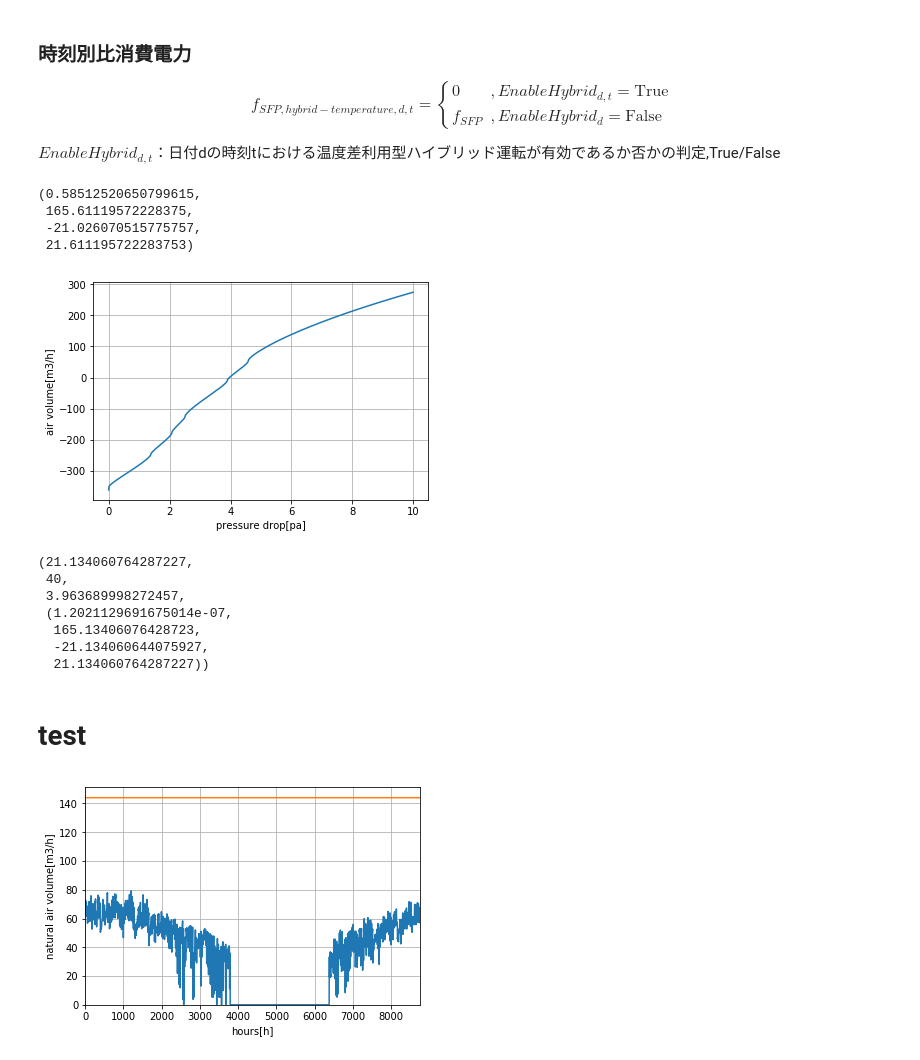
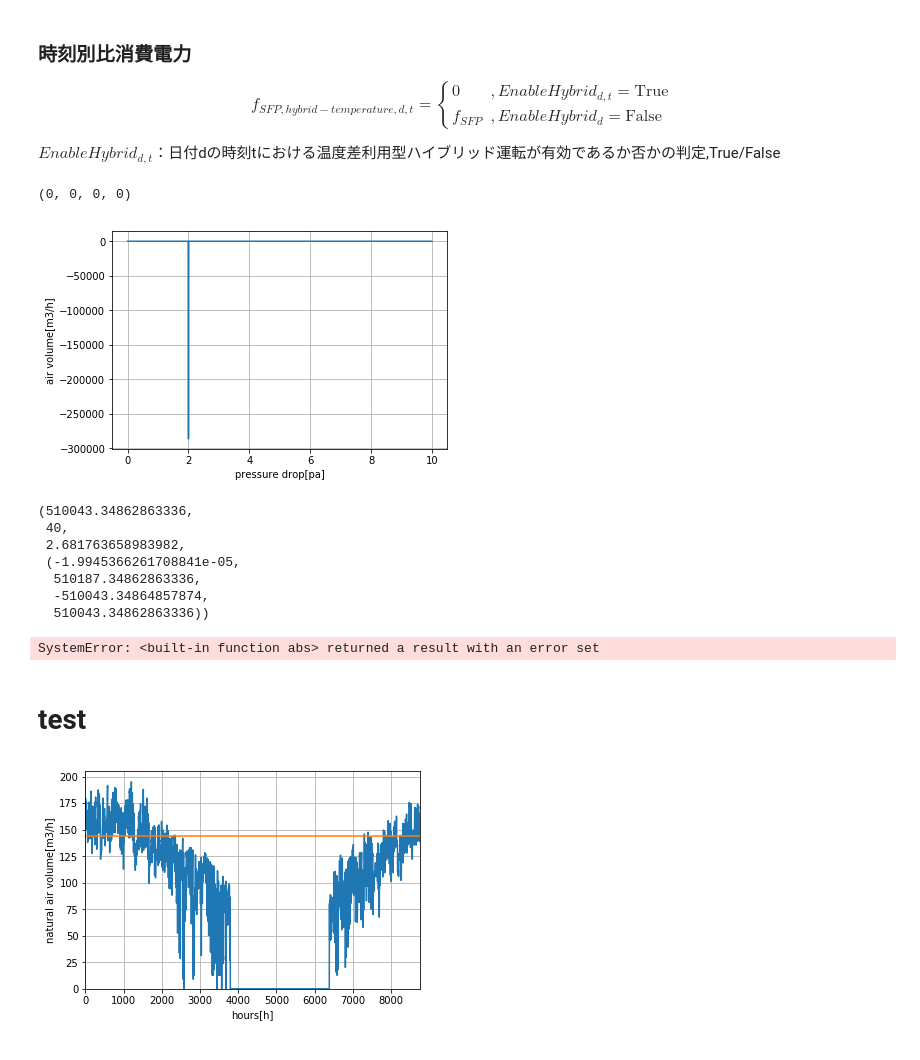
Before and after one commit to jjj-design/jjj_logic, a Jupyter notebook: jiritsu_ventilation.ipynb, the cells around one changed output. Saved outputs shown, nothing was run; the diff lists cells and outputs as text; code cells hidden in the pictures.

```diff
--- a/jiritsu_ventilation.ipynb
+++ b/jiritsu_ventilation.ipynb
@@ -657,10 +807,13 @@ def get_natural_ventilation_volume(val_min, val_max, tolerance, maximum_iteratio
 # %%
-def f(stories, \
-      pressure_difference, \
+def f(pressure_difference, \
+      stories, \
       room_air_temperature, \
       outside_air_temperature, \
       c_value, total_floor_area, \
-      ventilation_type):
+      ventilation_type, \
+      use_chimney, \
+      alphaA_SA, \
+      alphaA_EA):
     """温度差利用時の自然換気量を求める(すきま風計算マクロ.xlsm 準拠)。
 
     Parameters
@@ -687,6 +840,15 @@ def f(stories, \
     ventilation_type : int
         換気種別（1:第一種,2:第二種,3:第三種）,-
 
+    use_chimney : boolean
+        煙突換気を使用する,true/false
+
+    alphaA_SA : float
+        給気端末の有効開口面積,m^2
+
+    alphaA_EA : float
+        排気端末の有効開口面積,m^2
+
     Returns
     ----------
     Q_bal : float
@@ -700,13 +862,21 @@ def f(stories, \
 
     """
 
+    Q_bal = 0
+    Q_in = 0
+    Q_out = 0
+    Q_leak = 0
+
     if stories == 2:
         Q_bal, Q_in, Q_out, Q_leak = f_2stories(pressure_difference, \
-                                        room_air_temperature, \
-                                        outside_air_temperature, \
-                                        c_value, \
-                                        total_floor_area, \
-                                        ventilation_type)
+                                                room_air_temperature, \
+                                                outside_air_temperature, \
+                                                c_value, \
+                                                total_floor_area, \
+                                                ventilation_type, \
+                                                use_chimney, \
+                                                alphaA_SA, \
+                                                alphaA_EA)
 
     return Q_bal, Q_in, Q_out, Q_leak
 # %%
@@ -844,41 +1080,38 @@ def f_2stories(pressure_difference, \
     return Q_bal, Q_in, Q_out, Q_leak
 # %%
 # すきま風マクロ.xlsmの再現性の確認
-f(2, 3.97, 20, 0, 2, 120, 3)
+f(2, 2.90746613104519, 20, 0, 2, 120, 3, False, 0.1, 0.1)
 # %% [output]
-(0.58512520650799615,
- 165.61119572228375,
- -21.026070515775757,
- 21.611195722283753)
+(0, 0, 0, 0)
 # %%
 #　関数の連続性の確認(初期値の検討)
 
 x = np.zeros(1000)
 y = np.zeros(1000)
 
 for t in range(1000):
 
     x[t] = 0 + t / 100
-    y[t] = f(2, x[t] , 20, 0, 2, 120, 3)[0]
+    y[t] = f(2, x[t] , 20, 0, 2, 120, 3, False, 100, 100)[0]
 
 
 # plt.figure(figsize=(9,2))
 # plt.subplot(1,1,1)
 plt.plot(x, y)
 
 plt.grid(True)
 
 # plt.title("hours/kWh")
 plt.xlabel("pressure drop[pa]")
 plt.ylabel("air volume[m3/h]")
 
 # plt.xlim(3.9,4)
 # plt.ylim(-1,1)
 
 plt.legend()
 plt.show()
 # %% [output]
-[figure, old version]
+[figure, new version]
 # %%
 get_natural_ventilation_volume(-10**3, 10**3, 10**-9, 10**4, \
                                     2, \
@@ -886,15 +1119,27 @@ get_natural_ventilation_volume(-10**3, 10**3, 10**-9, 10**4, \
                                     0, \
                                     2, \
                                     120, \
-                                    3)
+                                    3, \
+                              False, 100, 100)
 # %% [output]
-(21.134060764287227,
+(510043.34862863336,
  40,
- 3.963689998272457,
- (1.2021129691675014e-07,
-  165.13406076428723,
-  -21.134060644075927,
-  21.134060764287227))
+ 2.681763658983982,
+ (-1.9945366261708841e-05,
+  510187.34862863336,
+  -510043.34864857874,
+  510043.34862863336))
+# %%
+get_natural_ventilation_volume_by_scipy(-10**3, 10**3, 10**-9, 10**4, \
+                                    2, \
+                                    20, \
+                                    0, \
+                                    2, \
+                                    120, \
+                                    3, \
+                              False, 100, 100)
+# %% [output]
+SystemError: <built-in function abs> returned a result with an error set
 # %% [markdown]
 # test
 # %%
@@ -905,13 +1150,14 @@ tr = 20 #室温
 c = 2 #気密性能
 A = 120 #延べ床面積
 vnt = 1 #換気種別
-
+chmny = False # 煙突換気を使用する
+Avnt = 300 * 10**-4 #給排気端末の合計有効開口面積 m^2
 
 x = np.arange(8760)
 y =get_natural_ventilation_volume_d_t(import_outside_air_temperature_d_t(n), \
                                    import_heating_season_d(n), \
                                    -10**4, 10**4, 10**-6, 10**4, \
-                                   2, tr, c, A, vnt)
+                                   2, tr, c, A, vnt, chmny, Avnt/2, Avnt/2)
 
 v = np.ones(8760)
 v = v * A * 2.4 * 0.5
@@ -931,4 +1177,4 @@ plt.ylim(0,)
 plt.legend()
 plt.show()
 # %% [output]
-[figure, old version]
+[figure, new version]
```
Also changed, not shown: parts of 11 cells of this notebook.
